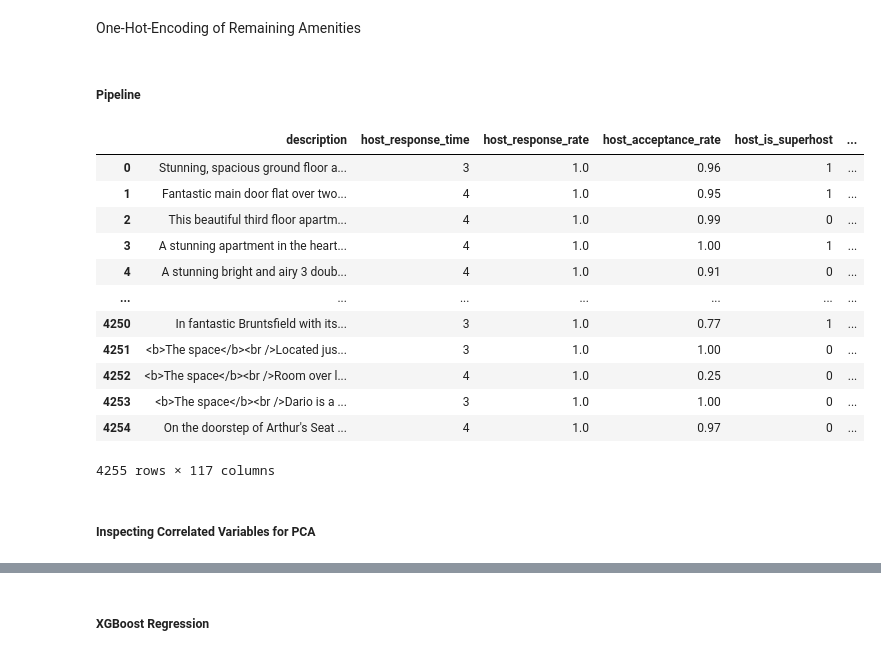
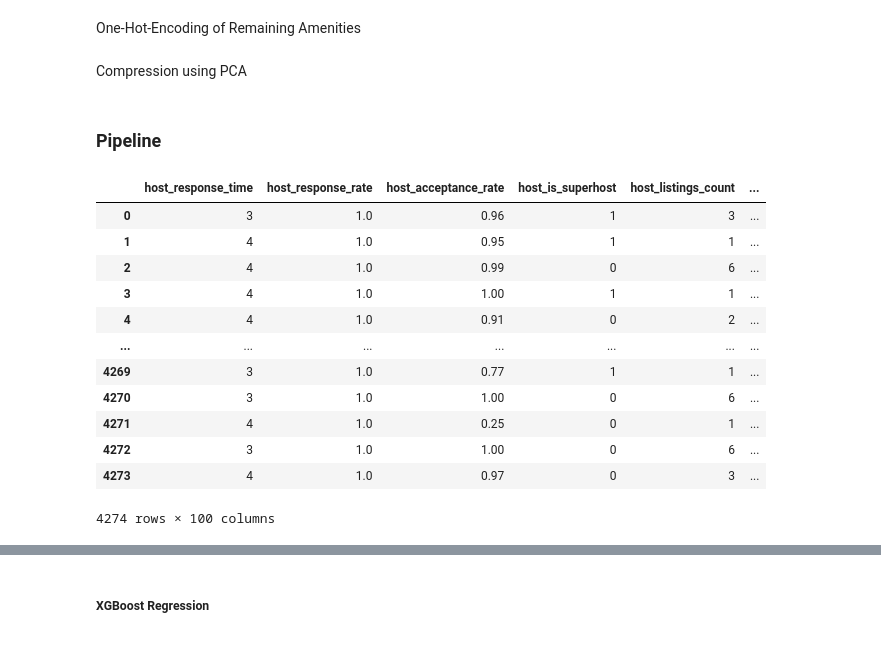
Before and after one commit to DugaldMacintyre/Airbnb-Prices-in-Edinburgh, a Jupyter notebook: models.ipynb, the cells around one changed output, grey strips where cells are left out. Drawn from its saved outputs; the diff is of its cells as text; code cells hidden in the pictures.

Commit message:
general clean up and fixing of models

```diff
--- a/models.ipynb
+++ b/models.ipynb
@@ -114,18 +235,17 @@ def drop_values(df):
 # %%
 def map(df):
+
+    # Map f and t to 0 and 1 respectively so that true false values can be included in the model
     mapping = {'f': 0, 't': 1}
 
     df['host_is_superhost'] = df["host_is_superhost"].map(mapping)
     df['host_identity_verified'] = df["host_identity_verified"].map(mapping)
     df['has_availability'] = df["has_availability"].map(mapping)
-
-    # THERE IS NO VARIANCE IN THIS COLUMN SO IT COULD BE REMOVED
     df['instant_bookable'] = df["instant_bookable"].map(mapping)
     df['host_has_profile_pic'] = df["host_has_profile_pic"].map(mapping)
 
-    df['instant_bookable'] = df["instant_bookable"].apply(lambda row: 0 if row == 'f' else 1)
+    # Ordinally encode values
     df['host_response_time'] = df["host_response_time"].map({'within an hour': 4, 'within a few hours': 3, 'within a day': 2, 'a few days or more': 1})
-
-    df['host_verifications'] = df['host_verifications'].apply(lambda row: len(ast.literal_eval(row)))
+    df['host_verifications'] = df['host_verifications'].apply(lambda row: len(ast.literal_eval(row))) # More ways to contact the better
     return df
 # %% [markdown]
@@ -137,7 +257,7 @@ def one_hot_room(df):
 
     # One-Hot-Encoding of room_type
     column_to_encode = 'room_type'
-    encoder = OneHotEncoder(sparse_output=False)
+    encoder = OneHotEncoder(sparse=False)
     encoded_columns = encoder.fit_transform(df[[column_to_encode]])
 
     # Dataframe creation
@@ -154,18 +274,20 @@ def one_hot_room(df):
 # %%
 def one_hot_property(df):
 
+    column_to_encode = 'property_type'
+
     # Take first word
-    df['property_type'] = df['property_type'].str.split().str[0]
+    df[column_to_encode] = df[column_to_encode].str.split().str[0]
 
     # Mapping dictionary gto store as
     mapped_dict = {"Entire": "Entire","Private": "Private","Shared": "Shared", "Room": "Room"}
 
     # Apply to dataframe
-    df['property_type'] = df["property_type"].apply(lambda row: mapped_dict.get(row, 'Other'))
+    df[column_to_encode] = df[column_to_encode].apply(lambda row: mapped_dict.get(row, 'Other'))
 
     # One-Hot-Encoding of property_type
-    column_to_encode = 'property_type'
-    encoder = OneHotEncoder(sparse_output=False)
+
+    encoder = OneHotEncoder(sparse=False)
     encoded_columns = encoder.fit_transform(df[[column_to_encode]])
 
     # Dataframe creation
@@ -235,11 +357,9 @@ def filter_amenities(df):
 
     return df
 # %% [markdown]
-<p>One-Hot-Encoding of Remaining Amenities</p>
+One-Hot-Encoding of Remaining Amenities
 # %%
 def one_hot_amenities(df):
-    # One-Hot-Encoding of amenities
-    column_to_encode = 'amenities'
 
     # Multi Label Binariser for encoding
     mlb = MultiLabelBinarizer(sparse_output=False)
@@ -250,3 +370,5 @@ def one_hot_amenities(df):
                             index=df.index))
 
     return df
+# %% [markdown]
+Compression using PCA
@@ -253,24 +397,20 @@ def one_hot_amenities(df):
 # %% [markdown]
-<h5>Pipeline</h5>
+### Pipeline
 # %%
 # Read in data
-df = pd.read_csv('https://www.inf.ed.ac.uk/teaching/courses/fds/data/project-2022-2023/airbnb/listings.csv.gz')
-
-data = df.pipe(drop_columns).pipe(convert_to_numeric).pipe(drop_values).pipe(numeric_transforms).pipe(map).pipe(one_hot_room).pipe(one_hot_property).pipe(regex_amenities).pipe(filter_amenities).pipe(one_hot_amenities)
+data = df.pipe(drop_columns).pipe(convert_to_numeric).pipe(numeric_transforms).pipe(drop_values).pipe(map).pipe(one_hot_room).pipe(one_hot_property).pipe(regex_amenities).pipe(filter_amenities).pipe(one_hot_amenities).pipe(data_compression, 'reviews_pc1', 'review_scores_rating', 'review_scores_value').pipe(data_compression, 'availability_pc1', 'availability_30', 'availability_365').pipe(data_compression, 'nights_pc1', 'minimum_nights', 'maximum_nights_avg_ntm')
 display(data)
 # %% [output]
-|  | description | host_response_time | host_response_rate | host_acceptance_rate | host_is_superhost | ... |
-| 0 | Stunning, spacious ground floor a... | 3 | 1.0 | 0.96 | 1 | ... |
-| 1 | Fantastic main door flat over two... | 4 | 1.0 | 0.95 | 1 | ... |
-| 2 | This beautiful third floor apartm... | 4 | 1.0 | 0.99 | 0 | ... |
-| 3 | A stunning apartment in the heart... | 4 | 1.0 | 1.00 | 1 | ... |
-| 4 | A stunning bright and airy 3 doub... | 4 | 1.0 | 0.91 | 0 | ... |
+|  | host_response_time | host_response_rate | host_acceptance_rate | host_is_superhost | host_listings_count | ... |
+| 0 | 3 | 1.0 | 0.96 | 1 | 3 | ... |
+| 1 | 4 | 1.0 | 0.95 | 1 | 1 | ... |
+| 2 | 4 | 1.0 | 0.99 | 0 | 6 | ... |
+| 3 | 4 | 1.0 | 1.00 | 1 | 1 | ... |
+| 4 | 4 | 1.0 | 0.91 | 0 | 2 | ... |
 | ... | ... | ... | ... | ... | ... | ... |
-| 4250 | In fantastic Bruntsfield with its... | 3 | 1.0 | 0.77 | 1 | ... |
-| 4251 | <b>The space</b><br />Located jus... | 3 | 1.0 | 1.00 | 0 | ... |
-| 4252 | <b>The space</b><br />Room over l... | 4 | 1.0 | 0.25 | 0 | ... |
-| 4253 | <b>The space</b><br />Dario is a ... | 3 | 1.0 | 1.00 | 0 | ... |
-| 4254 | On the doorstep of Arthur's Seat ... | 4 | 1.0 | 0.97 | 0 | ... |
+| 4269 | 3 | 1.0 | 0.77 | 1 | 1 | ... |
+| 4270 | 3 | 1.0 | 1.00 | 0 | 6 | ... |
+| 4271 | 4 | 1.0 | 0.25 | 0 | 1 | ... |
+| 4272 | 3 | 1.0 | 1.00 | 0 | 6 | ... |
+| 4273 | 4 | 1.0 | 0.97 | 0 | 3 | ... |
-4255 rows × 117 columns
+4274 rows × 100 columns
-# %% [markdown]
-<h5>Inspecting Correlated Variables for PCA</h5>
```
Also changed, not shown: parts of 121 cells of this notebook.
